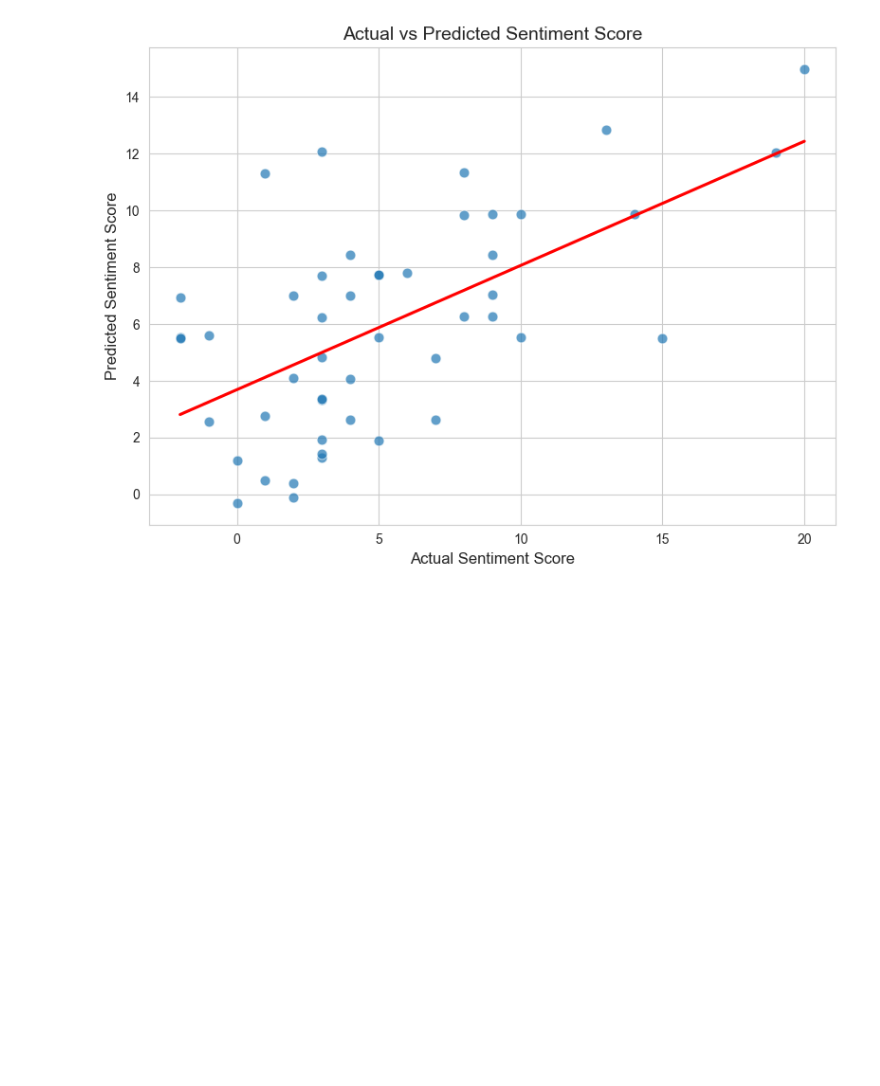
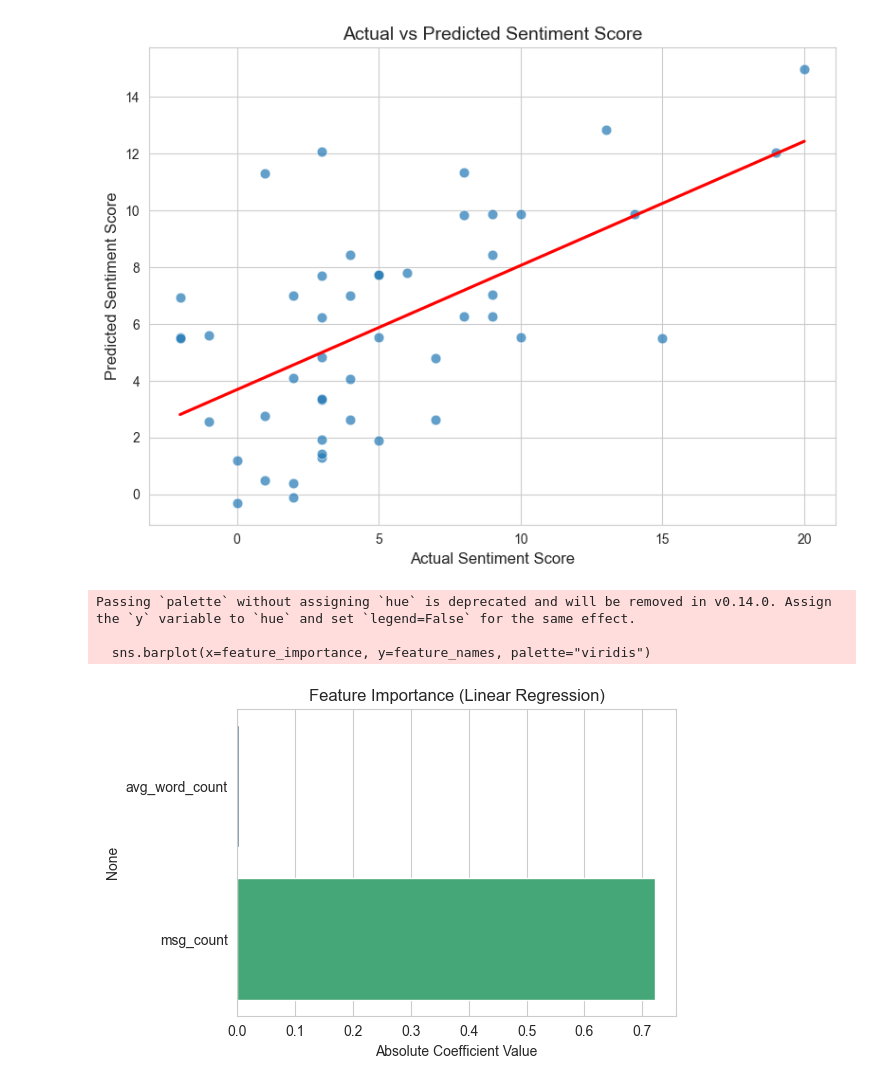
Before and after one commit to ParasNingune/Springer-Capital-Final-Task, a Jupyter notebook: notebook.ipynb, the cells around one changed output. Cells and saved outputs as stored; diff of their text form; code cells hidden in the pictures; blank space fills up the shorter version.

```diff
--- a/notebook.ipynb
+++ b/notebook.ipynb
@@ -303,3 +347,18 @@ plt.tight_layout()
 plt.show()
 # %% [output]
 [figure]
+# %%
+feature_importance = np.abs(model.coef_)
+feature_names = X.columns
+
+plt.figure(figsize=(6, 4))
+sns.barplot(x=feature_importance, y=feature_names, palette="viridis")
+plt.title("Feature Importance (Linear Regression)")
+plt.xlabel("Absolute Coefficient Value")
+plt.tight_layout()
+plt.show()
+# %% [output]
+Passing `palette` without assigning `hue` is deprecated and will be removed in v0.14.0. Assign the `y` variable to `hue` and set `legend=False` for the same effect.
+
+  sns.barplot(x=feature_importance, y=feature_names, palette="viridis")
+[figure, added]
```
Also changed, not shown: parts of 2 cells of this notebook, 6 other files.
